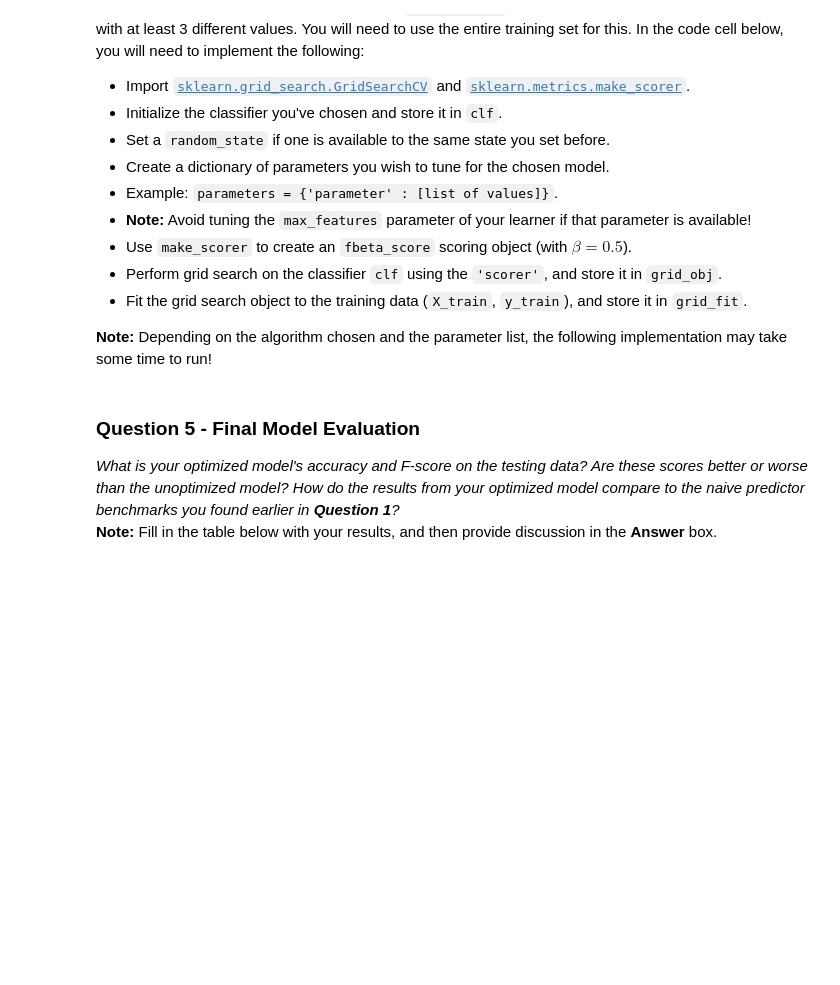
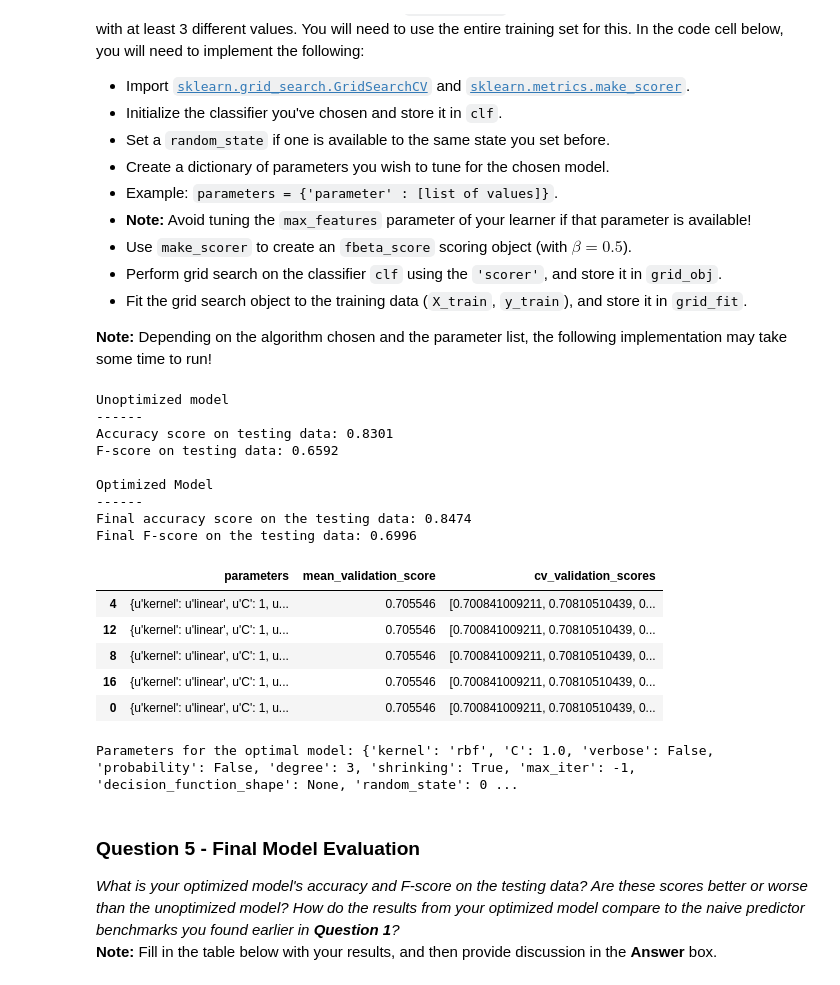
Before and after one commit to yagrawal-ya/udacity-ml, a Jupyter notebook: finding_donors.ipynb, the cells around one changed output. Cells and saved outputs as stored; diff of their text form; code cells hidden in the pictures; blank space fills up the shorter version.

```diff
--- a/finding_donors.ipynb
+++ b/finding_donors.ipynb
@@ -492,40 +494,80 @@ Fine tune the chosen model. Use grid search (`GridSearchCV`) with at least one i
 # %%
 # Import 'GridSearchCV', 'make_scorer', and any other necessary libraries
 from sklearn.metrics import make_scorer
 from sklearn.grid_search import GridSearchCV
 from IPython.display import display
+import pickle, os.path
+
 def f1_wrap(y_true, y_predict):
     return fbeta_score(y_true, y_predict, beta)
 
-# Initialize the classifier
-clf = SVC(random_state=0)
+best_clf = None
 
-# Create the parameters list you wish to tune
-parameters = {'C':range(1,6),'kernel':['linear','poly','rbf','sigmoid'],'degree':range(1,6)}
+# Note to mr mentor: I left my PC running overnight, so enable gridsearch with caution!
+#     Probably best to modify the size of parameters grid before proceeding
+GRID_SEARCH_ENABLED = True
+if GRID_SEARCH_ENABLED:
+    # Initialize the classifier
+    clf = SVC(random_state=0)
 
-# Make an fbeta_score scoring object
-scorer = make_scorer(f1_wrap)
+    # Create the parameters list you wish to tune
+    parameters = {'C':range(1,6),'kernel':['linear','poly','rbf','sigmoid'],'degree':range(1,6)}
 
-# Perform grid search on the classifier using 'scorer' as the scoring method
-grid_obj = GridSearchCV(clf, parameters, scoring=scorer)
+    # Make an fbeta_score scoring object
+    scorer = make_scorer(f1_wrap)
 
-# Fit the grid search object to the training data and find the optimal parameters
-grid_fit = grid_obj.fit(X_train, y_train)
+    # Perform grid search on the classifier using 'scorer' as the scoring method
+    grid_obj = GridSearchCV(clf, parameters, scoring=scorer)
 
-# Get the estimator
-best_clf = grid_fit.best_estimator_
+    # Fit the grid search object to the training data and find the optimal parameters
+    grid_fit = grid_obj.fit(X_train, y_train)
+
+    # Get the estimator
+    best_clf = grid_fit.best_estimator_
+
+    with open("best_clf.pkl", "w") as f:
+        pickle.dump(best_clf, f, 2)
+else:
+    if os.path.isfile("best_clf.pkl"):
+        with open("best_clf.pkl", "r") as f:
+            best_clf = pickle.load(f)
+    else:
+        raise Exception("No tuned model exists.  Please enable Grid search.")
+
 
 # Make predictions using the unoptimized and model
 predictions = (clf.fit(X_train, y_train)).predict(X_test)
 best_predictions = best_clf.predict(X_test)
 
 # Report the before-and-afterscores
 print "Unoptimized model\n------"
 print "Accuracy score on testing data: {:.4f}".format(accuracy_score(y_test, predictions))
 print "F-score on testing data: {:.4f}".format(fbeta_score(y_test, predictions, beta = 0.5))
 print "\nOptimized Model\n------"
 print "Final accuracy score on the testing data: {:.4f}".format(accuracy_score(y_test, best_predictions))
 print "Final F-score on the testing data: {:.4f}".format(fbeta_score(y_test, best_predictions, beta = 0.5))
+
+# Print the final parameters
+df = pd.DataFrame(grid_fit.grid_scores_).sort_values('mean_validation_score').tail()
+display(df)
+print "Parameters for the optimal model: {}".format(clf.get_params())
+# %% [output]
+Unoptimized model
+------
+Accuracy score on testing data: 0.8301
+F-score on testing data: 0.6592
+
+Optimized Model
+------
+Final accuracy score on the testing data: 0.8474
+Final F-score on the testing data: 0.6996
+|  | parameters | mean_validation_score | cv_validation_scores |
+| 4 | {u'kernel': u'linear', u'C': 1, u... | 0.705546 | [0.700841009211, 0.70810510439, 0... |
+| 12 | {u'kernel': u'linear', u'C': 1, u... | 0.705546 | [0.700841009211, 0.70810510439, 0... |
+| 8 | {u'kernel': u'linear', u'C': 1, u... | 0.705546 | [0.700841009211, 0.70810510439, 0... |
+| 16 | {u'kernel': u'linear', u'C': 1, u... | 0.705546 | [0.700841009211, 0.70810510439, 0... |
+| 0 | {u'kernel': u'linear', u'C': 1, u... | 0.705546 | [0.700841009211, 0.70810510439, 0... |
+Parameters for the optimal model: {'kernel': 'rbf', 'C': 1.0, 'verbose': False, 'probability': False, 'degree': 3, 'shrinking': True, 'max_iter': -1, 'decision_function_shape': None, 'random_state': 0 ...
 # %% [markdown]
 ### Question 5 - Final Model Evaluation
 _What is your optimized model's accuracy and F-score on the testing data? Are these scores better or worse than the unoptimized model? How do the results from your optimized model compare to the naive predictor benchmarks you found earlier in **Question 1**?_
```
Also changed, not shown: parts of 15 cells of this notebook, 2 other files.
